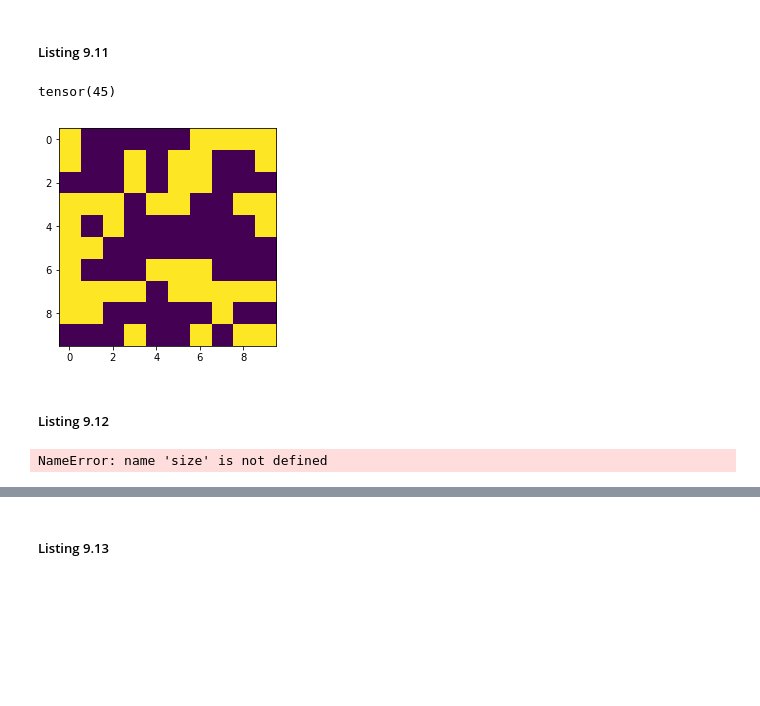
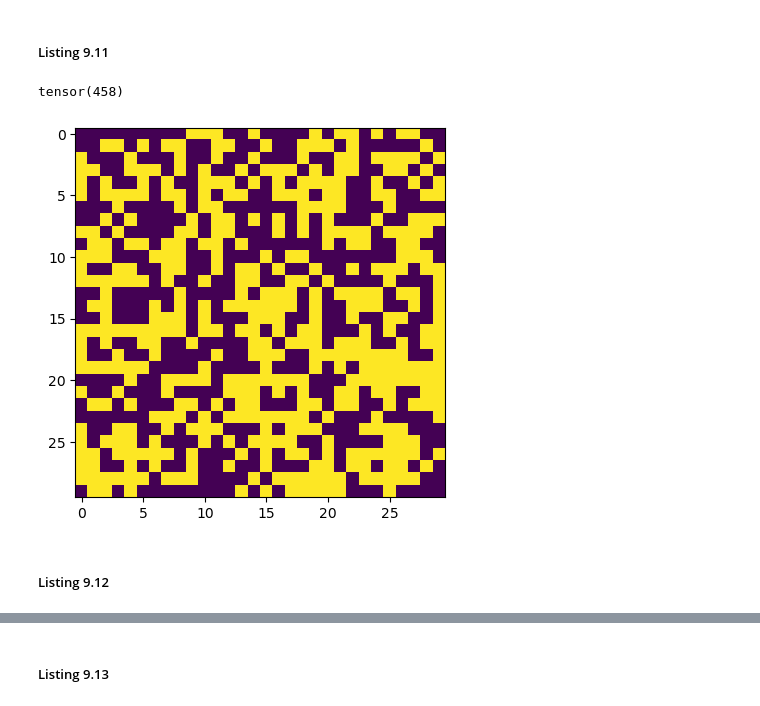
Before and after one commit to sangyeon-park/DeepReinforcementLearningInAction, a Jupyter notebook: Chapter 9/Ch9_book.ipynb, the cells around one changed output, grey strips where cells are left out. Saved outputs shown, nothing was run; the diff lists cells and outputs as text; code cells hidden in the pictures; blank space fills up the shorter version.

```diff
--- a/Chapter 9/Ch9_book.ipynb
+++ b/Chapter 9/Ch9_book.ipynb
@@ -182,70 +206,77 @@ def mean_action(grid,j):
     action_mean /= action_mean.sum() #E
     return action_mean
 # %%
-size = (10,10)
+size = (30, 30)
 J = np.prod(size)
 hid_layer = 10
 layers = [(2,hid_layer),(hid_layer,2)]
+# 이번엔 모든 agent가 동일한 최적정책을 사용하므로 매개변수를 1개만 사용
 params = gen_params(1,2*hid_layer+hid_layer*2)
 grid = init_grid(size=size)
 grid_ = grid.clone()
 grid__ = grid.clone()
 plt.imshow(grid)
 print(grid.sum())
 # %% [output]
-tensor(45)
+tensor(458)
-[figure, old version]
+[figure, new version]
 # %% [markdown]
 ##### Listing 9.12
 # %%
 epochs = 75
 lr = 0.0001
-num_iter = 3 #A
-losses = [ [] for i in range(size[0])] #B
+num_iter = 3 #A 무작위성을 제거하기 위한 반복횟수
+# losses = [ [] for i in range(size[0])] #B ex) 여기선 30
 replay_size = 50 #C
 replay = deque(maxlen=replay_size) #D
 batch_size = 10 #E
-gamma = 0.9 #F
-losses = [[] for i in range(J)]
+gamma = 0.9 #F discouont factor
+losses = [[] for i in range(J)]  # ex) J=30*30=900
 
 for i in range(epochs):
-    act_means = torch.zeros((J,2)) #G
+    act_means = torch.zeros((J,2)) #G  up & down 확률분포기 때문에 [[a,b],[c,b],...,[x,y]] 형태
     q_next = torch.zeros(J) #H
-    for m in range(num_iter): #I
-        for j in range(J): #J
+
+    for m in range(num_iter): #I  무작위성 희석시키기 위해 좀 반복
+        for j in range(J): #J  알갱이가 900개
             action_mean = mean_action(grid_,j).detach()
             act_means[j] = action_mean.clone()
             qvals = qfunc(action_mean.detach(),params[0],layers=layers)
             action = softmax_policy(qvals.detach(),temp=0.5)
             grid__[get_coords(grid_,j)] = action
             q_next[j] = torch.max(qvals).detach()
-        grid_.data = grid__.data
-    grid.data = grid_.data
+
+        grid_.data = grid__.data  # 모든 액션을 취하고 복사
+
+    grid.data = grid_.data  # 희석시킨 것 까지 완료하고 복사
+
     actions = torch.stack([get_substate(a.item()) for a in grid.flatten()])
     rewards = torch.stack([get_reward_2d(actions[j],act_means[j]) for j in range(J)])
     exp = (actions,rewards,act_means,q_next) #K
-    replay.append(exp)
-    shuffle(replay)
-    if len(replay) > batch_size: #L
-        ids = np.random.randint(low=0,high=len(replay),size=batch_size) #M
+    replay.append(exp)  # 경험목록에 추가
+    shuffle(replay)  # 섞기
+
+    if len(replay) > batch_size: #L 적당히 쌓이면 시작
+        ids = np.random.randint(low=0,high=len(replay),size=batch_size) #M 무작위로 뽑을 난수 생성
         exps = [replay[idx] for idx in ids]
+
         for j in range(J):
             jacts = torch.stack([ex[0][j] for ex in exps]).detach()
             jrewards = torch.stack([ex[1][j] for ex in exps]).detach()
-            jmeans = torch.stack([ex[2][j] for ex in exps]).detach()
-            vs = torch.stack([ex[3][j] for ex in exps]).detach()
+            jmeans = torch.stack([ex[2][j] for ex in exps]).detach()  # act_means
+            vs = torch.stack([ex[3][j] for ex in exps]).detach()  # q_next
             qvals = torch.stack([ qfunc(jmeans[h].detach(),params[0],layers=layers) \
                                  for h in range(batch_size)])
+
             target = qvals.clone().detach()
-            target[:,torch.argmax(jacts,dim=1)] = jrewards + gamma * vs
+            target[:,torch.argmax(jacts,dim=1)] = jrewards + gamma * vs  # V_target = r + gamma*V_next
             loss = torch.sum(torch.pow(qvals - target.detach(),2))
             losses[j].append(loss.item())
             loss.backward()
+
             with torch.no_grad():
                 params[0] = params[0] - lr * params[0].grad
             params[0].requires_grad = True
-# %% [output]
-NameError: name 'size' is not defined
 # %%
 fig,ax = plt.subplots(2,1)
 fig.set_size_inches(10,10)
```
Also changed, not shown: parts of 10 cells of this notebook.
